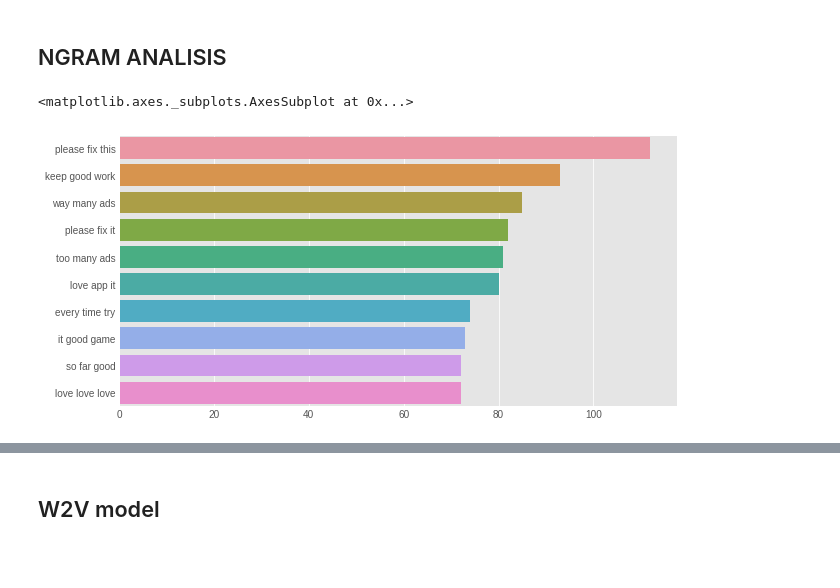
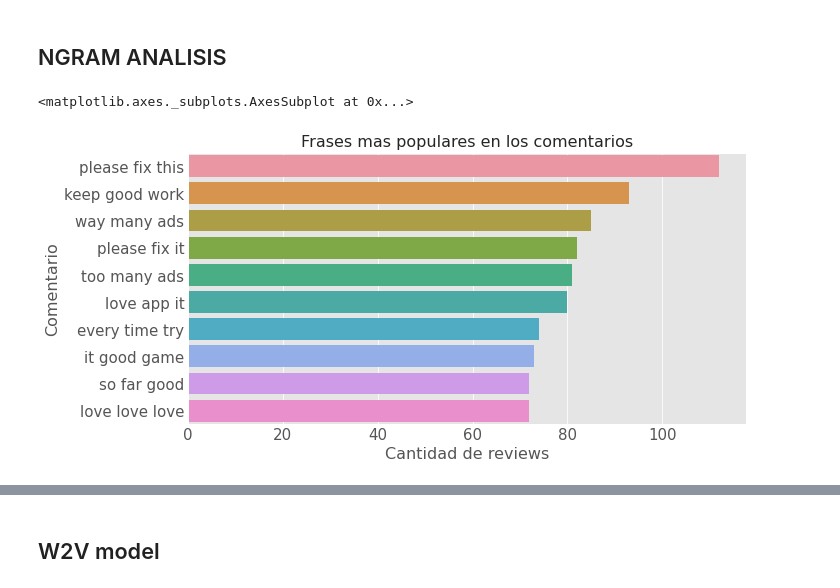
Before and after one commit to joseemaro/bdm_EvaluatingGoogleApps, a Jupyter notebook: tpfinal_reviews.ipynb, the cells around one changed output, grey strips where cells are left out. Drawn from its saved outputs; the diff is of its cells as text; code cells hidden in the pictures; blank space fills up the shorter version.

```diff
--- a/tpfinal_reviews.ipynb
+++ b/tpfinal_reviews.ipynb
@@ -121,6 +151,13 @@ temp.style.background_gradient(cmap='Purples')
 # %%
 #grafico de las reviews por tipo
 plt.figure(figsize=(12,6))
+font = {'family' : 'normal',
+        'weight' : 'normal',
+        'size'   : 15}
+plt.rc('font', **font)
+plt.title("Reviews por tipo", fontsize=16)
+plt.xlabel('Sentiment', fontsize=16)
+plt.ylabel('Count', fontsize=16)
 sns.countplot(x='Sentiment',data=df)
 # %% [output]
 <matplotlib.axes._subplots.AxesSubplot at 0x...>
@@ -251,20 +312,23 @@ temp.plot.bar(x='Word',y='Count')
 # %%
 #Se va a realizar un analisis bigram(n=2) sobre los comentarios
 #Primero se buscan los bigrams mas comunes
 from sklearn.feature_extraction.text import CountVectorizer
 
 def get_top_df_bigrams(corpus, n=None):
     vec = CountVectorizer(ngram_range=(3, 3)).fit(corpus)
     bag_of_words = vec.transform(corpus)
     sum_words = bag_of_words.sum(axis=0)
     words_freq = [(word, sum_words[0, idx]) for word, idx in vec.vocabulary_.items()]
     words_freq =sorted(words_freq, key = lambda x: x[1], reverse=True)
     return words_freq[:n]
 
 plt.figure(figsize=(10,5))
 top_df_bigrams=get_top_df_bigrams(df['Translated_Review'])[:10]
 x,y=map(list,zip(*top_df_bigrams))
+plt.title("Frases mas populares en los comentarios", fontsize=16)
+plt.xlabel('Cantidad de reviews', fontsize=16)
+plt.ylabel('Comentario', fontsize=16)
 sns.barplot(x=y,y=x)
 # %% [output]
 <matplotlib.axes._subplots.AxesSubplot at 0x...>
-[figure, old version]
+[figure, new version]
```
Also changed, not shown: parts of 34 cells of this notebook.
